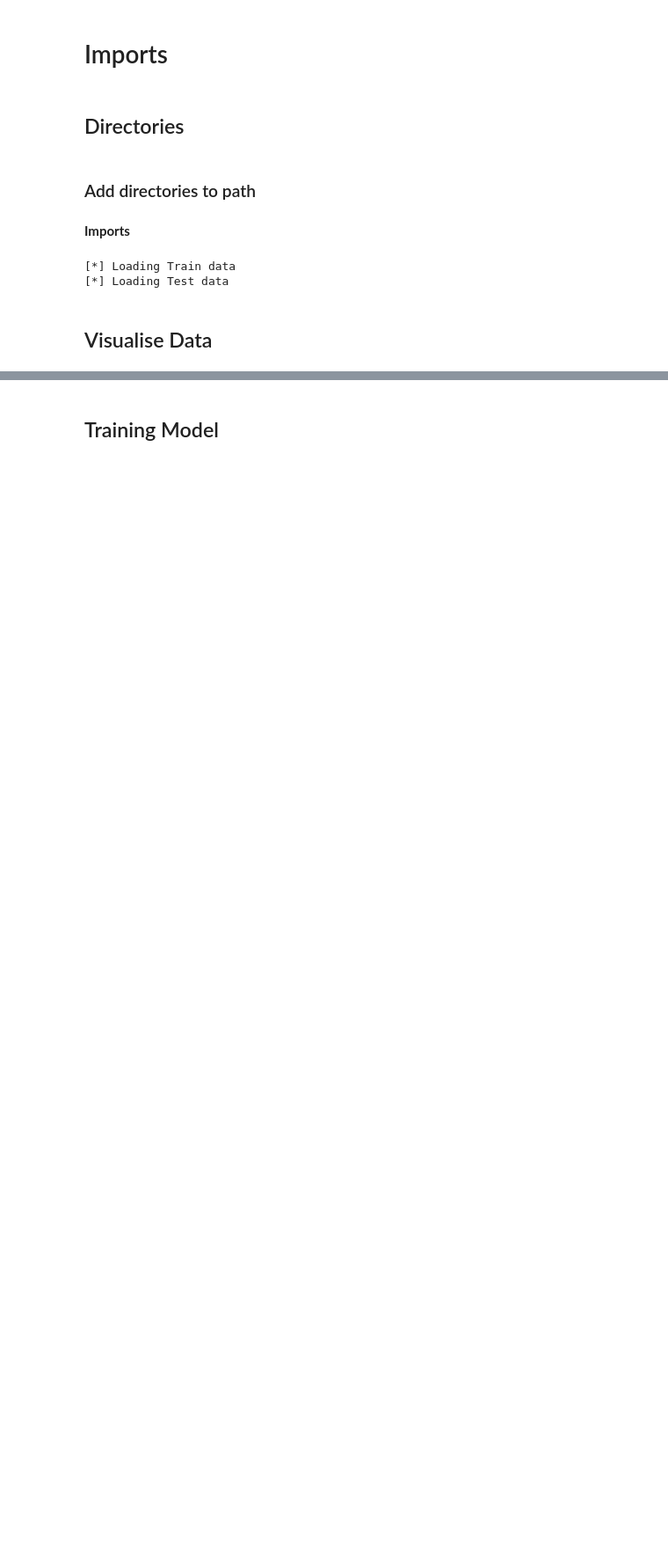
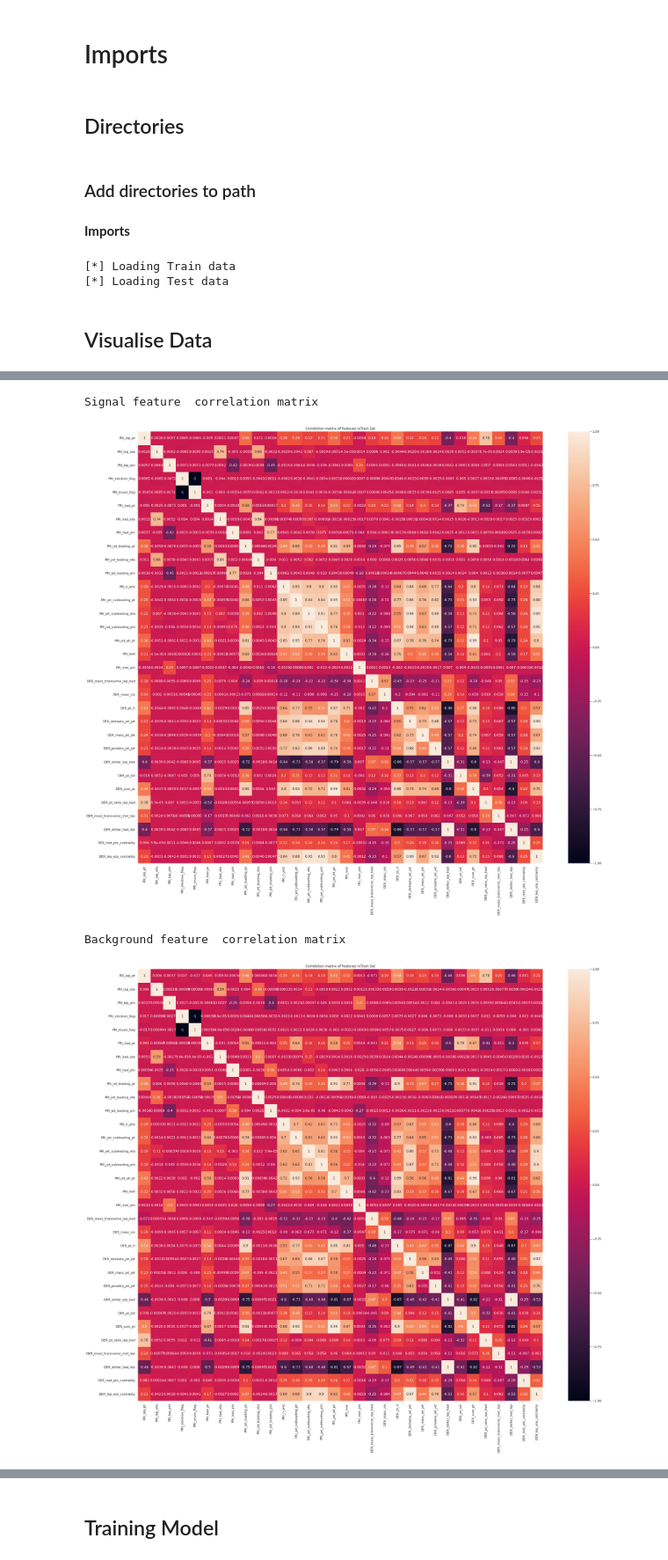
Before and after one commit to ihsaan-ullah/fair-universe, a Jupyter notebook: Competition_Bundle_HEP/Starting_kit/Starting_kit.ipynb, the cells around one changed output, grey strips where cells are left out. Shown at 88% size. Saved outputs shown, nothing was run; the diff lists cells and outputs as text; code cells hidden in the pictures; blank space fills up the shorter version.

```diff
--- a/Competition_Bundle_HEP/Starting_kit/Starting_kit.ipynb
+++ b/Competition_Bundle_HEP/Starting_kit/Starting_kit.ipynb
@@ -62,0 +103,7 @@ ingestion.load_test_sets()
+# %%
+Train_data_vis.correlation_plots()
+# %% [output]
+Signal feature  correlation matrix
+[figure, added]
+Background feature  correlation matrix
+[figure, added]
```
Also changed, not shown: parts of 21 cells of this notebook, 3 other files.
